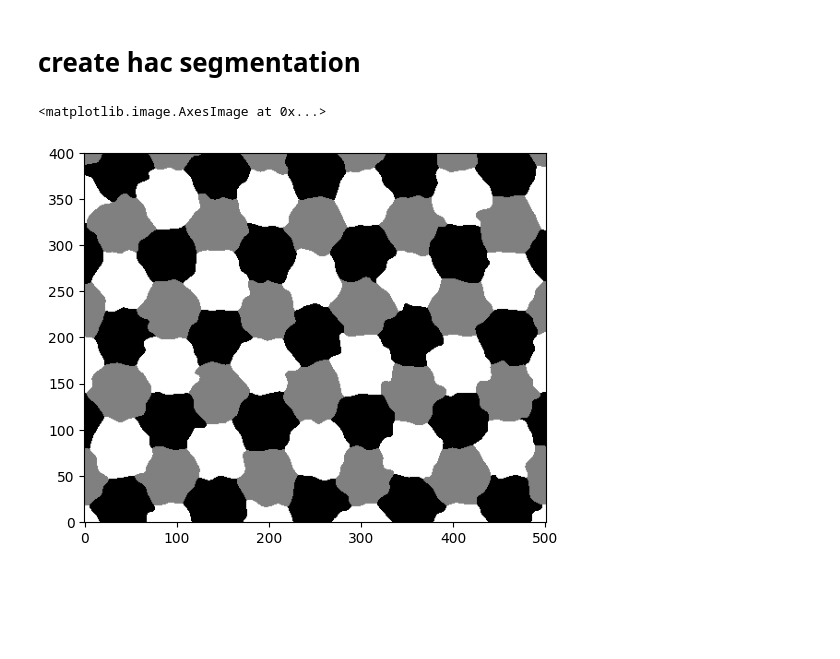
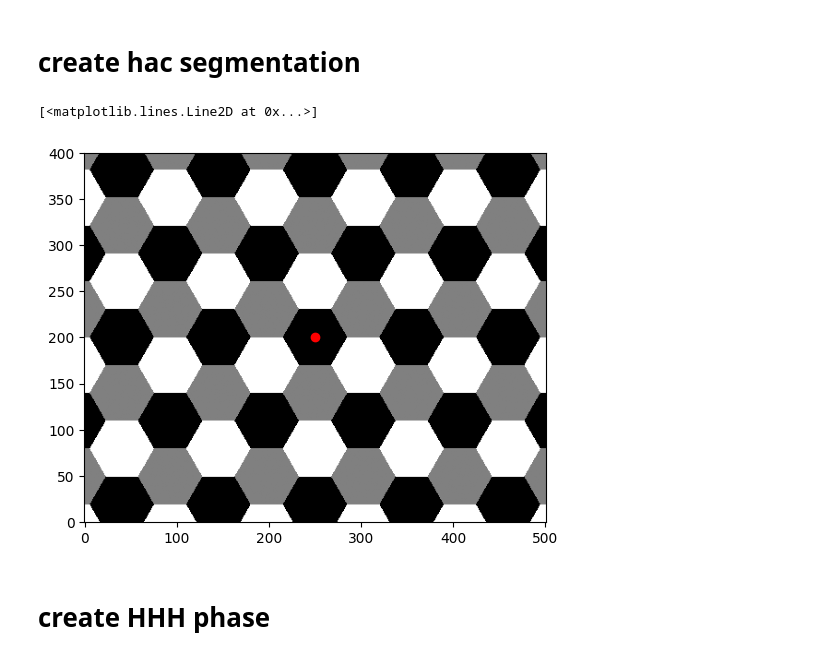
Before and after one commit to Potdooshami/2H_TaSe2_Tc_STM, a Jupyter notebook: phasemapping.ipynb, the cells around one changed output. Cells and saved outputs as stored; diff of their text form; code cells hidden in the pictures; blank space fills up the shorter version.

```diff
--- a/phasemapping.ipynb
+++ b/phasemapping.ipynb
@@ -6,6 +6,7 @@
 ##Main function
 # %%
 import numpy as np
+
 ## Divide ##
 def z3z3split(phi1,phi2):
   # phi1 from [0,2pi)
@@ -64,7 +65,7 @@ def phaseInfo(phi1,phi2):
   z6,baryHAC_foo = sixsplit(baryHHH_foo)
   baryHHH = get_baryHHH(baryHHH_foo,is_close_10)
   baryHAC = get_baryHAC(is_close_10,baryHAC_foo)
-  return baryHHH,baryHAC,z3z3
+  return baryHHH,baryHAC,z3z3,z6
 # %% [markdown]
 ## Sub function
 # %%
@@ -73,20 +74,22 @@ def phaseInfo2(Phi1,Phi2):
   BaryHHH = np.zeros((XY_shape[0],XY_shape[1],4))
   BaryHAC = np.zeros((XY_shape[0],XY_shape[1],3))
   Z3z3 = np.zeros((XY_shape[0],XY_shape[1],2))
-
+  Z6 = np.zeros((XY_shape[0],XY_shape[1],3))
   for i in range(XY_shape[0]):
     for j in range(XY_shape[1]):
       phi1_now = Phi1[i,j]
       phi2_now = Phi2[i,j]
 
-      baryHHH,baryHAC,z3z3 = phaseInfo(phi1_now,phi2_now)
+      baryHHH,baryHAC,z3z3,z6 = phaseInfo(phi1_now,phi2_now)
 
       BaryHHH[i,j,:] = baryHHH.flatten()
       BaryHAC[i,j,:] = baryHAC.flatten()
       Z3z3[i,j,0] = z3z3[0]
       Z3z3[i,j,1] = z3z3[1]
-
-  return BaryHHH,BaryHAC,Z3z3
+      Z6[i,j,0] = z6[0]
+      Z6[i,j,1] = z6[1]
+      Z6[i,j,2] = z6[2]
+  return BaryHHH,BaryHAC,Z3z3,Z6
 # %%
 def return_input_and_output(func):
     """
@@ -177,7 +180,7 @@ def visBasicInfo(Phi,Info):
         a = 's'
 # %%
 Phi = generatePhi(5,4,100)
-Phi = addNoise(Phi,3,5)
+Phi = addNoise(Phi,0,5)
 Info = phaseInfo2(Phi[:,:,0],Phi[:,:,1])
 visBasicInfo(Phi,Info)
 # %% [output]
@@ -187,9 +190,13 @@ visBasicInfo(Phi,Info)
 # %%
 from matplotlib import pyplot as plt
 
 HAC_holder = Info[1]
 HAC_argmax = np.argmax(HAC_holder, axis=2)
 plt.imshow(HAC_argmax, origin='lower',cmap='gray')
+
+plt.plot(250,200,'ro')
 # %% [output]
-<matplotlib.image.AxesImage at 0x...>
+[<matplotlib.lines.Line2D at 0x...>]
-[figure, old version]
+[figure, new version]
+# %% [markdown]
+# create HHH phase
```
Also changed, not shown: parts of 23 cells of this notebook.
